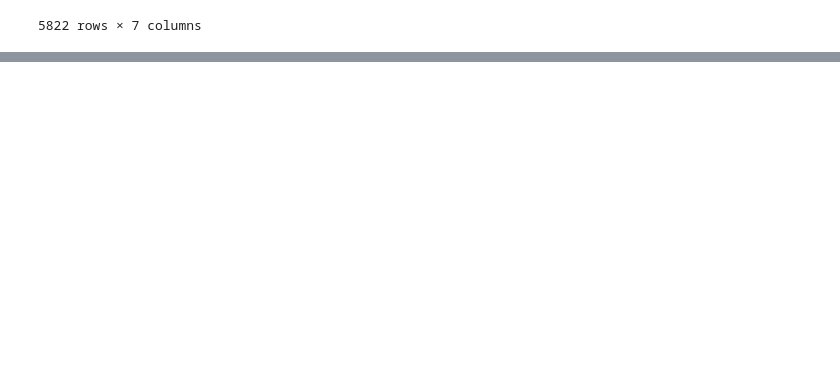
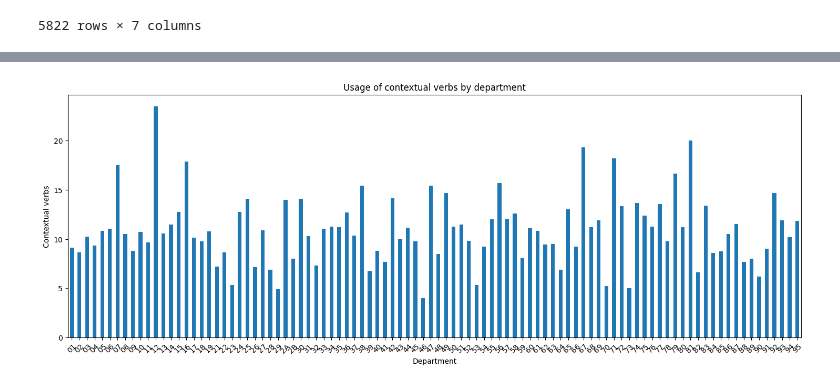
Before and after one commit to itsreivilo/Projet-de-NLP-Olivier, a Jupyter notebook: NLP Olivier.ipynb, the cells around one changed output, grey strips where cells are left out. Cells and saved outputs as stored; diff of their text form; code cells hidden in the pictures; blank space fills up the shorter version.

```diff
--- a/NLP Olivier.ipynb
+++ b/NLP Olivier.ipynb
@@ -1698,0 +1696,19 @@ results_enrichi
+# %%
+results_homme = results_enrichi[results_enrichi["titulaire-sexe"] == "homme"]
+results_femme = results_enrichi[results_enrichi["titulaire-sexe"] == "femme"]
+
+results_homme_downsampled = results_homme.sample(n=len(results_femme), random_state=42)
+
+df_balanced = pd.concat([results_homme_downsampled, results_femme])
+# %%
+df_balanced = df_balanced.dropna(subset=["titulaire-sexe", "Concret"])
+
+df_balanced.boxplot(column="Concret", by="titulaire-sexe")
+
+plt.title("Usage of concrete verbs by gender")
+plt.suptitle("")
+plt.xlabel("Gender")
+plt.ylabel("Concrete verbs")
+
+plt.savefig("figures/CC Gender Balanced")
+#plt.show()
@@ -1698,0 +1717,12 @@ results_enrichi
+# %%
+df_balanced = df_balanced.dropna(subset=["titulaire-sexe", "Contexte"])
+
+df_balanced.boxplot(column="Contexte", by="titulaire-sexe")
+
+plt.title("Usage of concrete verbs by gender")
+plt.suptitle("")
+plt.xlabel("Gender")
+plt.ylabel("Contextual verbs")
+
+plt.savefig("figures/CC Gender Balanced")
+#plt.show()
@@ -1698,0 +1754,13 @@ results_enrichi
+# %%
+plt.figure(figsize=(18, 6))
+df_balanced.groupby("departement")["Contexte"].mean().plot(kind="bar")
+plt.title("Usage of contextual verbs by department")
+plt.suptitle("")
+plt.xticks(rotation=45)
+plt.xlabel("Department")
+plt.ylabel("Contextual verbs")
+
+#plt.show()
+plt.savefig("figures/Contextual verbs DPT Balanced")
+# %% [output]
+[figure, added]
```
Also changed, not shown: parts of 9 cells of this notebook.
